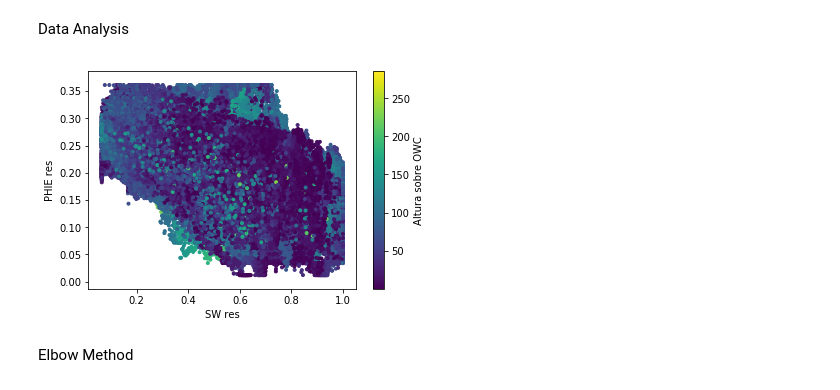
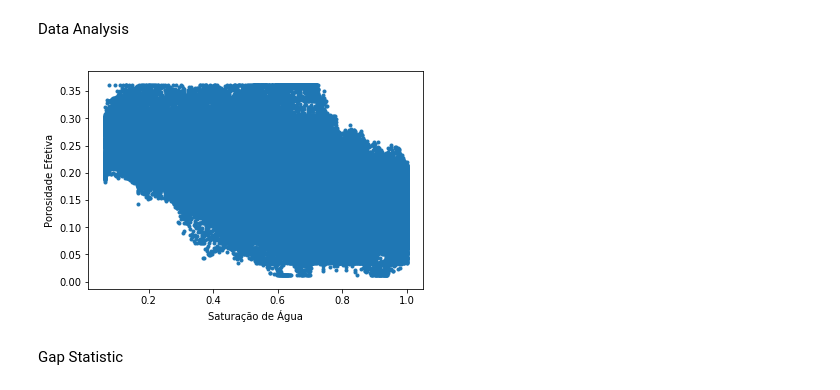
Before and after one commit to jralha/campob, a Jupyter notebook: kmeans.ipynb, the cells around one changed output. Saved outputs shown, nothing was run; the diff lists cells and outputs as text; code cells hidden in the pictures.

```diff
--- a/kmeans.ipynb
+++ b/kmeans.ipynb
@@ -20,13 +11,13 @@ sw_not_res = not_res['SW']
 # %%
-plt.scatter(sw_res,phie_res,c=res['OWC'],marker=".")
-plt.xlabel('SW res')
-plt.ylabel('PHIE res')
-plt.colorbar(label='Altura sobre OWC')
+plt.scatter(res['SW'],res['phie'],marker=".")
+plt.xlabel('Saturação de Água')
+plt.ylabel('Porosidade Efetiva')
+#plt.colorbar(label='Altura sobre OWC')
 plt.show()
 # %% [output]
-[figure, old version]
+[figure, new version]
-# %% [markdown]
-Elbow Method
+# %% [markdown]
+Gap Statistic
 # %%
 from sklearn.cluster import *
 from sklearn import preprocessing
```
Also changed, not shown: parts of 25 cells of this notebook, 6 other files.
